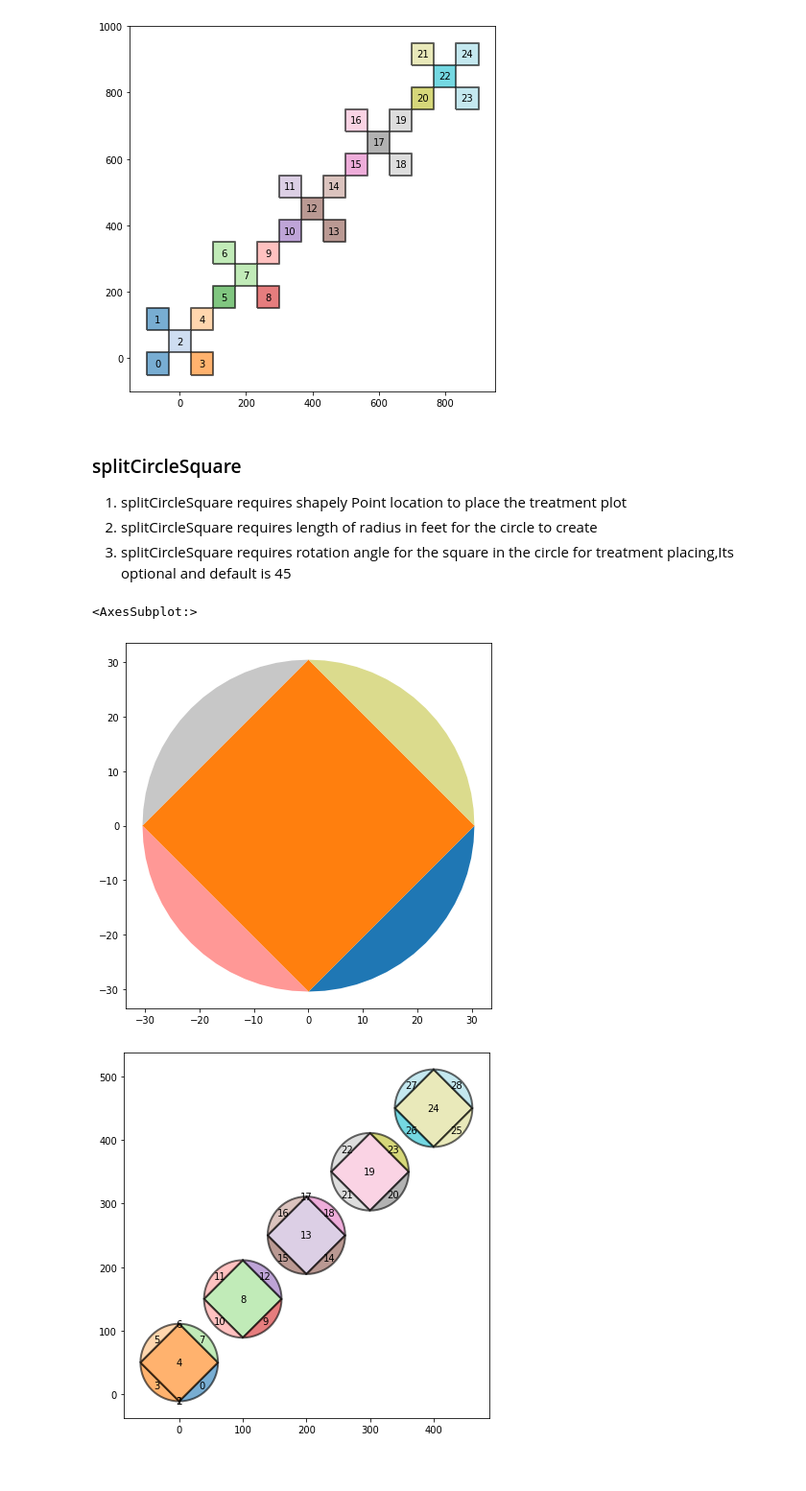
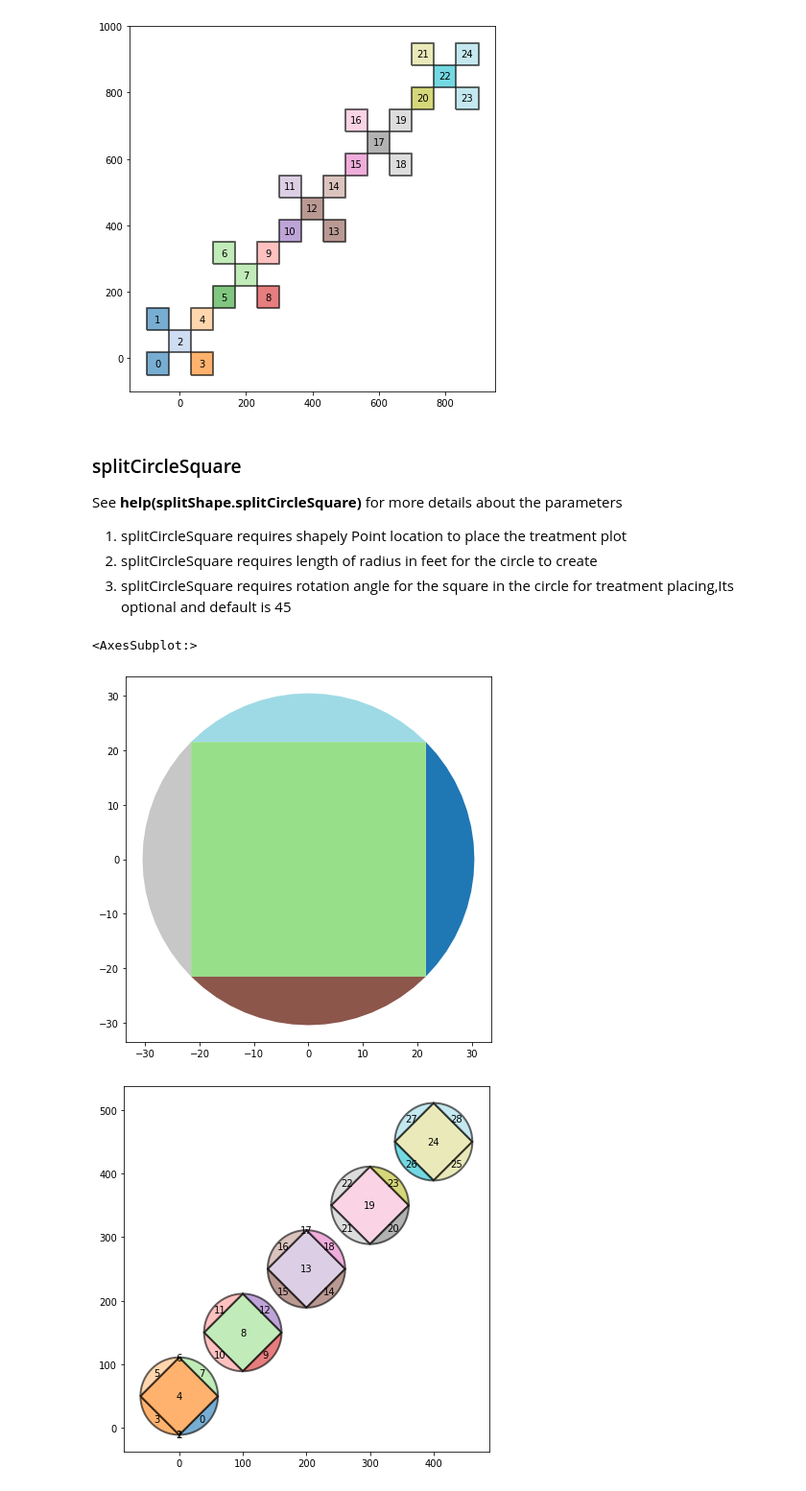
Before and after one commit to abiraihan/geoshapes, a Jupyter notebook: example/splitShape.ipynb, the cells around one changed output. Shown at 96% size. Cells and saved outputs as stored; diff of their text form; code cells hidden in the pictures.

```diff
--- a/example/splitShape.ipynb
+++ b/example/splitShape.ipynb
@@ -147,5 +147,6 @@ latinData1 = getPlot(100, 1000, 200, 2)
 # %% [markdown]
 ### splitCircleSquare
+See **help(splitShape.splitCircleSquare)** for more details about the parameters
 1. splitCircleSquare requires shapely Point location to place the treatment plot
 2. splitCircleSquare requires length of radius in feet for the circle to create
 3. splitCircleSquare requires rotation angle for the square in the circle for treatment placing,Its optional and default is 45
@@ -152,15 +155,14 @@ latinData1 = getPlot(100, 1000, 200, 2)
 # %%
 splitFeature = splitShape.splitCircleSquare(
     geoms = pointLocation,
     circleRadius = 100,
-    rotation = 90
+    rotation = 45
 )
 gdfFeature = geopandas.GeoDataFrame(geometry = splitFeature)
-
 gdfFeature.plot(cmap = 'tab20', figsize = (7,7))
 # %% [output]
 <AxesSubplot:>
-[figure, old version]
+[figure, new version]
 # %%
 def getCircleSquarePlot(sideLength, rotations, maxVal, step, skip = None):
 
```
Also changed, not shown: parts of 22 cells of this notebook, 1 other file.
